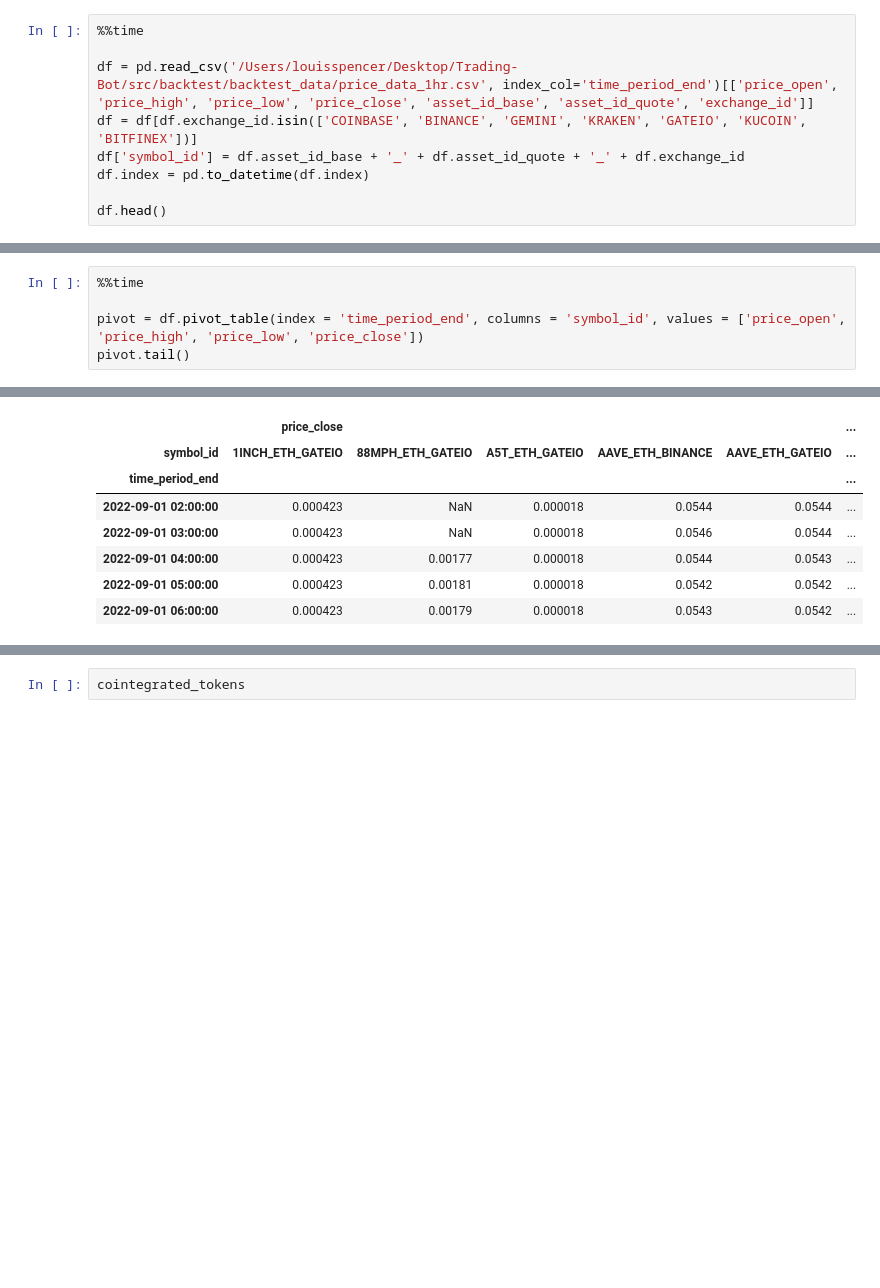
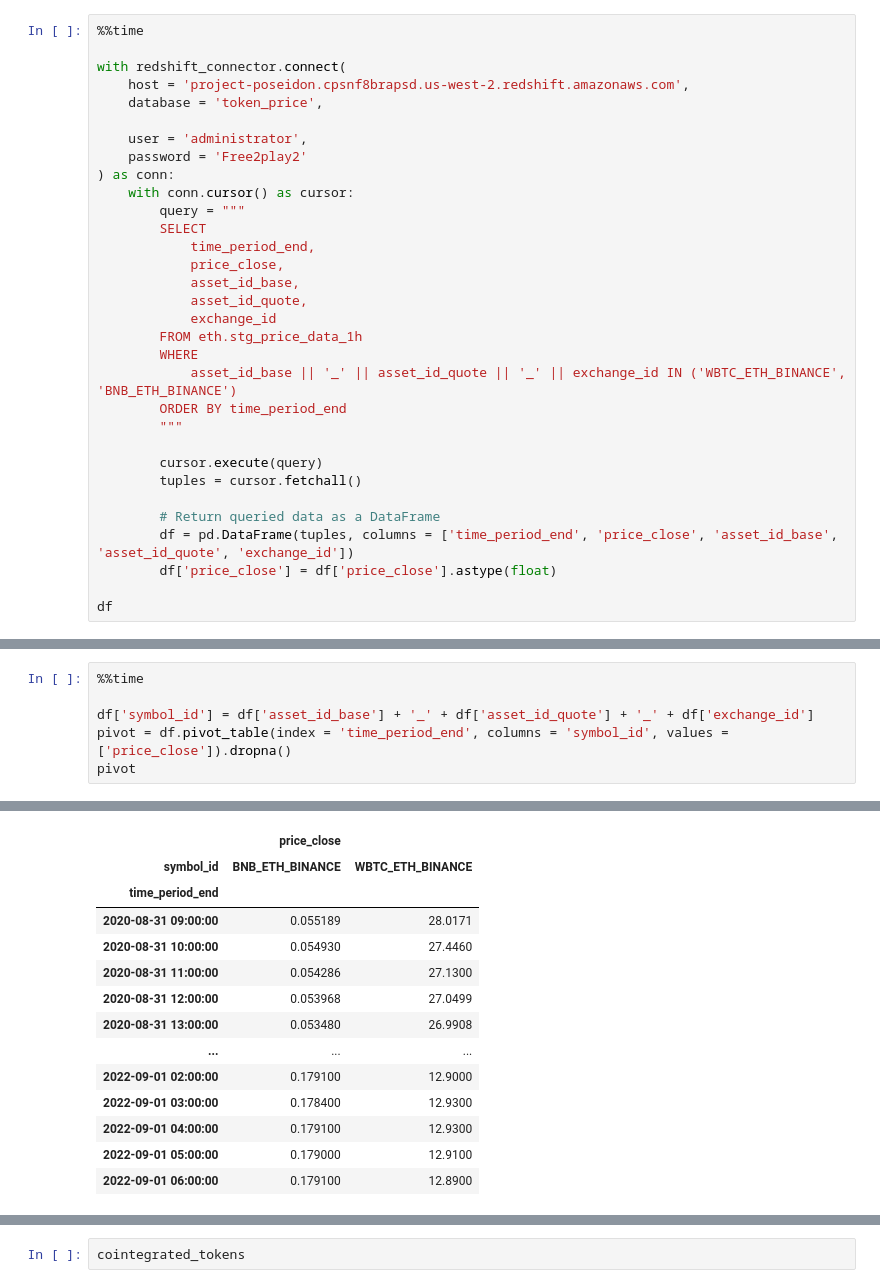
Before and after one commit to Algo-Trading-Project/trading-bot, a Jupyter notebook: src/notebooks/Cointegration.ipynb, the cells around one changed output, grey strips where cells are left out. Saved outputs shown, nothing was run; the diff lists cells and outputs as text; blank space fills up the shorter version.

```diff
--- a/src/notebooks/Cointegration.ipynb
+++ b/src/notebooks/Cointegration.ipynb
@@ -16,10 +15,33 @@ Loading BokehJS ...
 # %%
 %%time
 
-df = pd.read_csv('/Users/louisspencer/Desktop/Trading-Bot/src/backtest/backtest_data/price_data_1hr.csv', index_col='time_period_end')[['price_open', 'price_high', 'price_low', 'price_close', 'asset_id_base', 'asset_id_quote', 'exchange_id']]
-df = df[df.exchange_id.isin(['COINBASE', 'BINANCE', 'GEMINI', 'KRAKEN', 'GATEIO', 'KUCOIN', 'BITFINEX'])]
-df['symbol_id'] = df.asset_id_base + '_' + df.asset_id_quote + '_' + df.exchange_id
-df.index = pd.to_datetime(df.index)
+with redshift_connector.connect(
+    host = 'project-poseidon.cpsnf8brapsd.us-west-2.redshift.amazonaws.com',
+    database = 'token_price',
 
-df.head()
+    user = 'administrator',
+    password = 'Free2play2'
+) as conn:
+    with conn.cursor() as cursor:
+        query = """
+        SELECT
+            time_period_end,
+            price_close,
+            asset_id_base,
+            asset_id_quote,
+            exchange_id
+        FROM eth.stg_price_data_1h
+        WHERE
+            asset_id_base || '_' || asset_id_quote || '_' || exchange_id IN ('WBTC_ETH_BINANCE', 'BNB_ETH_BINANCE')
+        ORDER BY time_period_end
+        """
+
+        cursor.execute(query)
+        tuples = cursor.fetchall()
+
+        # Return queried data as a DataFrame
+        df = pd.DataFrame(tuples, columns = ['time_period_end', 'price_close', 'asset_id_base', 'asset_id_quote', 'exchange_id'])
+        df['price_close'] = df['price_close'].astype(float)
+
+df
 # %% [output]
@@ -35,6 +63,7 @@ Wall time: 1min 56s
 # %%
 %%time
 
-pivot = df.pivot_table(index = 'time_period_end', columns = 'symbol_id', values = ['price_open', 'price_high', 'price_low', 'price_close'])
-pivot.tail()
+df['symbol_id'] = df['asset_id_base'] + '_' + df['asset_id_quote'] + '_' + df['exchange_id']
+pivot = df.pivot_table(index = 'time_period_end', columns = 'symbol_id', values = ['price_close']).dropna()
+pivot
 # %% [output]
@@ -43,8 +72,14 @@ Wall time: 11 s
-|  | price_close |  |  |  |  | ... |
-| symbol_id | 1INCH_ETH_GATEIO | 88MPH_ETH_GATEIO | A5T_ETH_GATEIO | AAVE_ETH_BINANCE | AAVE_ETH_GATEIO | ... |
-| time_period_end |  |  |  |  |  | ... |
-| 2022-09-01 02:00:00 | 0.000423 | NaN | 0.000018 | 0.0544 | 0.0544 | ... |
-| 2022-09-01 03:00:00 | 0.000423 | NaN | 0.000018 | 0.0546 | 0.0544 | ... |
-| 2022-09-01 04:00:00 | 0.000423 | 0.00177 | 0.000018 | 0.0544 | 0.0543 | ... |
-| 2022-09-01 05:00:00 | 0.000423 | 0.00181 | 0.000018 | 0.0542 | 0.0542 | ... |
-| 2022-09-01 06:00:00 | 0.000423 | 0.00179 | 0.000018 | 0.0543 | 0.0542 | ... |
+|  | price_close |  |
+| symbol_id | BNB_ETH_BINANCE | WBTC_ETH_BINANCE |
+| time_period_end |  |  |
+| 2020-08-31 09:00:00 | 0.055189 | 28.0171 |
+| 2020-08-31 10:00:00 | 0.054930 | 27.4460 |
+| 2020-08-31 11:00:00 | 0.054286 | 27.1300 |
+| 2020-08-31 12:00:00 | 0.053968 | 27.0499 |
+| 2020-08-31 13:00:00 | 0.053480 | 26.9908 |
+| ... | ... | ... |
+| 2022-09-01 02:00:00 | 0.179100 | 12.9000 |
+| 2022-09-01 03:00:00 | 0.178400 | 12.9300 |
+| 2022-09-01 04:00:00 | 0.179100 | 12.9300 |
+| 2022-09-01 05:00:00 | 0.179000 | 12.9100 |
+| 2022-09-01 06:00:00 | 0.179100 | 12.8900 |
```
Also changed, not shown: parts of 11 cells of this notebook, 2 other files.
